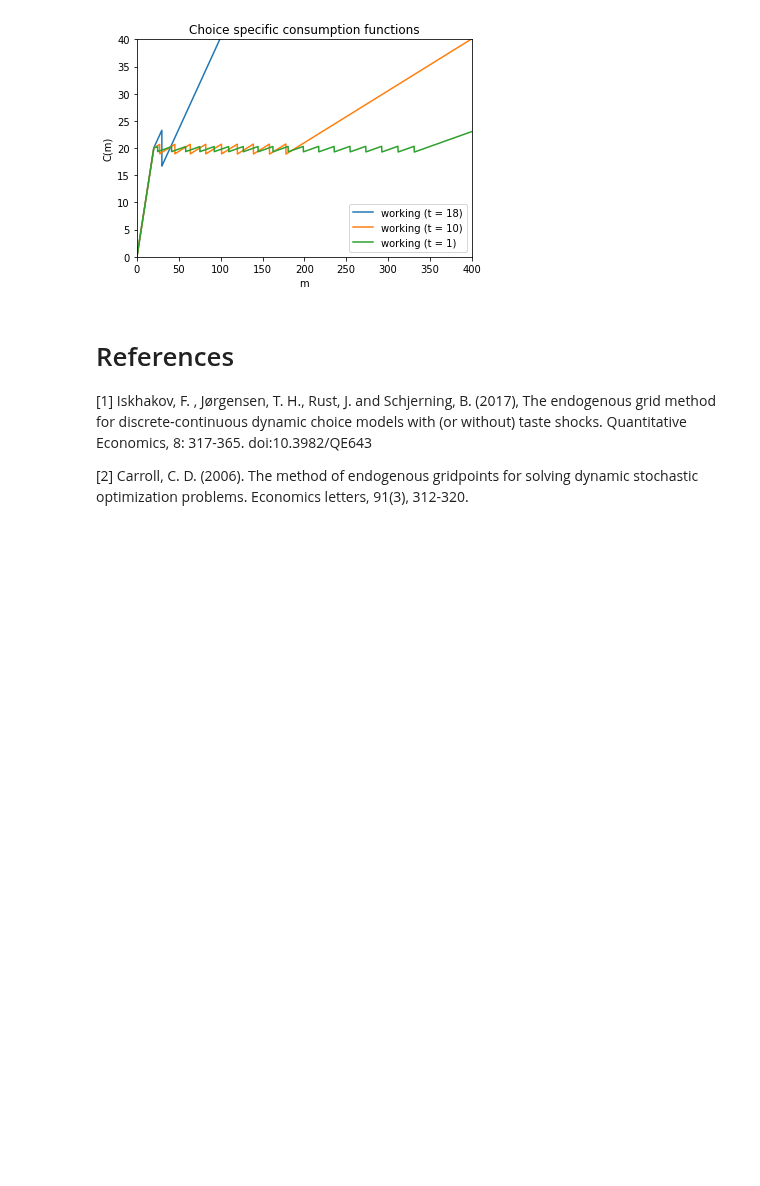
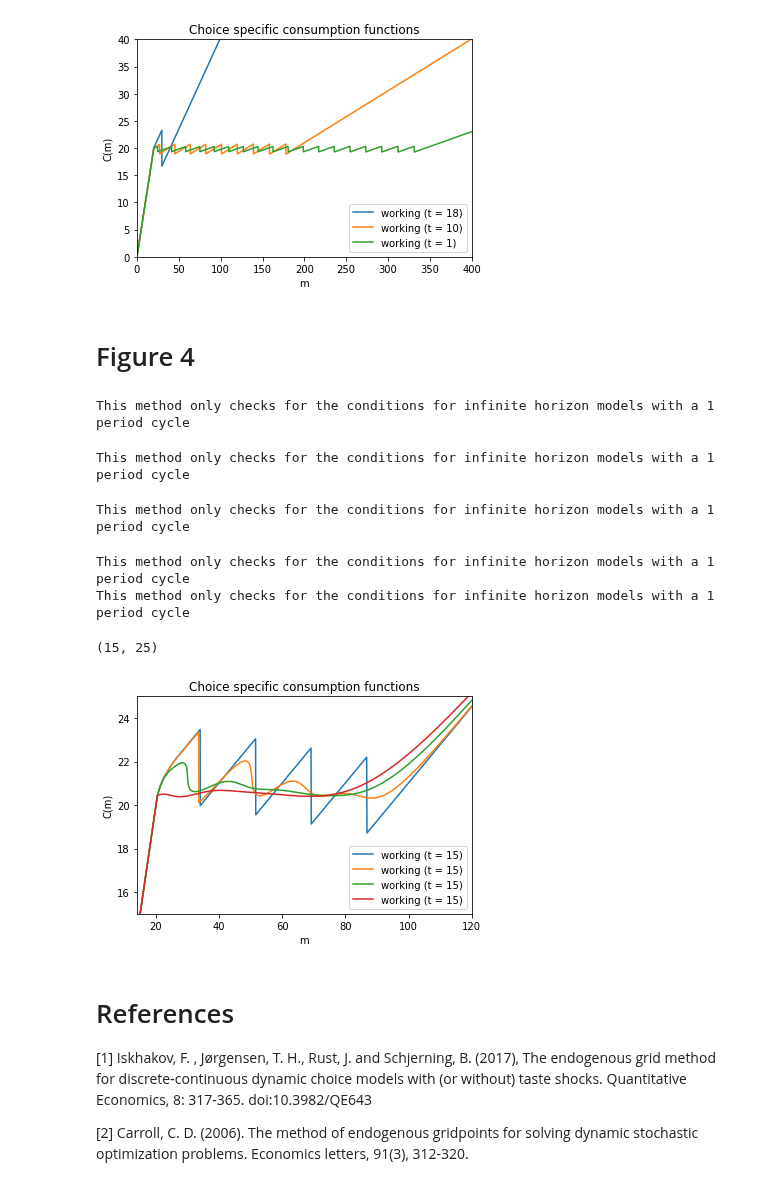
Before and after one commit to econ-ark/REMARK, a Jupyter notebook: REMARKs/EndogenousRetirement/Endogenous-Retirement.ipynb, the cells around one changed output. Drawn from its saved outputs; the diff is of its cells as text; code cells hidden in the pictures; blank space fills up the shorter version.

Commit message:
Almost figure 4 (the very low scale parameter gives nonsense figures.

```diff
--- a/REMARKs/EndogenousRetirement/Endogenous-Retirement.ipynb
+++ b/REMARKs/EndogenousRetirement/Endogenous-Retirement.ipynb
@@ -931,6 +932,54 @@ plt.ylim((0,40))
 This method only checks for the conditions for infinite horizon models with a 1 period cycle
 (0, 40)
 [figure]
+# %% [markdown]
+# Figure 4
+# %%
+fig4_1_params = copy.deepcopy(retiring_params)
+fig4_1_params['Rfree'] = 1.0
+fig4_1_params['DiscFac'] = 0.98
+fig4_1_params['TranShkCount'] = 1
+fig4_1_params['TranShkStd'] = [sqrt(0.0000)]*fig4_1_params['T']
+modelfig4_1 = RetiringDeaton(**fig4_1_params)
+modelfig4_1.solve()
+
+fig4_2_params = copy.deepcopy(fig4_1_params)
+fig4_2_params['sigma'] = 0.01
+modelfig4_2 = RetiringDeaton(**fig4_2_params)
+modelfig4_2.solve()
+
+fig4_3_params = copy.deepcopy(fig4_1_params)
+fig4_3_params['sigma'] = 0.05
+modelfig4_3 = RetiringDeaton(**fig4_3_params)
+modelfig4_3.solve()
+
+fig4_4_params = copy.deepcopy(fig4_1_params)
+fig4_4_params['sigma'] = 0.1
+modelfig4_4 = RetiringDeaton(**fig4_4_params)
+modelfig4_4.solve()
+
+fig4_5_params = copy.deepcopy(fig4_1_params)
+fig4_5_params['sigma'] = 0.15
+modelfig4_5 = RetiringDeaton(**fig4_5_params)
+modelfig4_5.solve()
+
+
+t = 15
+modelfig4_1.plotC(t, 2)
+#modelfig4_2.plotC(t, 2)
+modelfig4_3.plotC(t, 2)
+modelfig4_4.plotC(t, 2)
+modelfig4_5.plotC(t, 2)
+plt.xlim((14,120))
+plt.ylim((15,25))
+# %% [output]
+This method only checks for the conditions for infinite horizon models with a 1 period cycle
+This method only checks for the conditions for infinite horizon models with a 1 period cycle
+This method only checks for the conditions for infinite horizon models with a 1 period cycle
+This method only checks for the conditions for infinite horizon models with a 1 period cycle
+This method only checks for the conditions for infinite horizon models with a 1 period cycle
+(15, 25)
+[figure, added]
 # %% [markdown]
 # References
 [1] Iskhakov, F. , Jørgensen, T. H., Rust, J. and Schjerning, B. (2017), The endogenous grid method for discrete‐continuous dynamic choice models with (or without) taste shocks. Quantitative Economics, 8: 317-365. doi:10.3982/QE643
```
Also changed, not shown: parts of 2 cells of this notebook, 1 other file.
